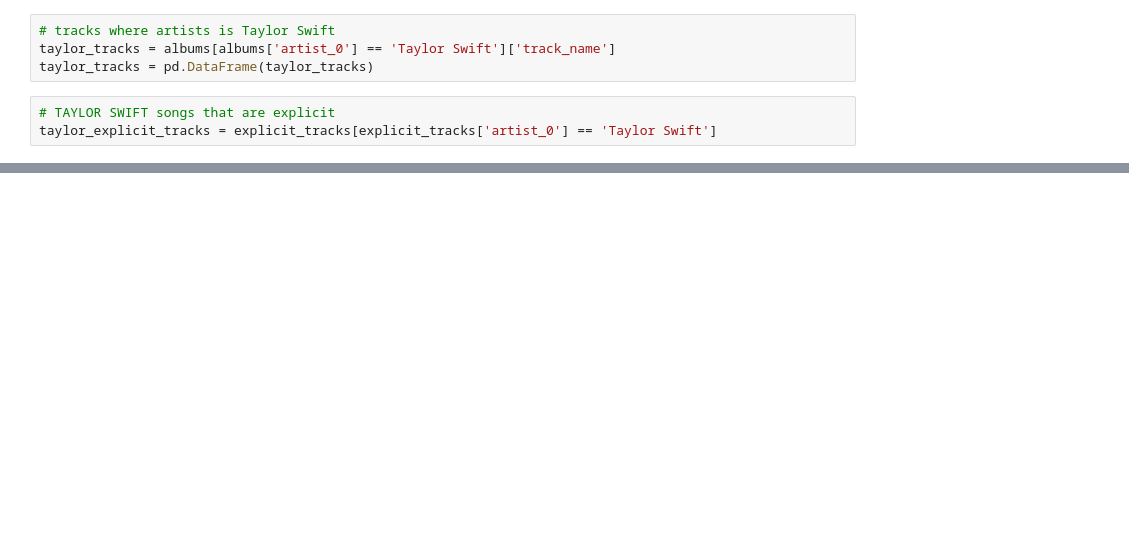
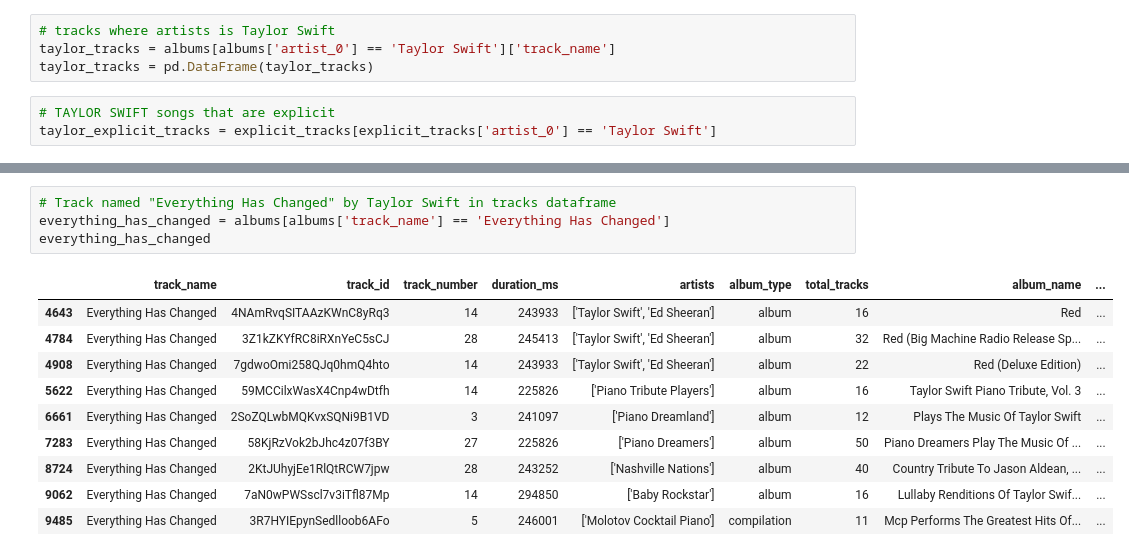
Before and after one commit to ddutjnrevenge-universe/Spotify-API-Data-Crawling, a Jupyter notebook: test.ipynb, the cells around one changed output, grey strips where cells are left out. Saved outputs shown, nothing was run; the diff lists cells and outputs as text; blank space fills up the shorter version.

```diff
--- a/test.ipynb
+++ b/test.ipynb
@@ -143,0 +163,15 @@ taylor_explicit_tracks
+# %%
+# Track named "Everything Has Changed" by Taylor Swift in tracks dataframe
+everything_has_changed = albums[albums['track_name'] == 'Everything Has Changed']
+everything_has_changed
+# %% [output]
+|  | track_name | track_id | track_number | duration_ms | artists | album_type | total_tracks | album_name | ... |
+| 4643 | Everything Has Changed | 4NAmRvqSITAAzKWnC8yRq3 | 14 | 243933 | ['Taylor Swift', 'Ed Sheeran'] | album | 16 | Red | ... |
+| 4784 | Everything Has Changed | 3Z1kZKYfRC8iRXnYeC5sCJ | 28 | 245413 | ['Taylor Swift', 'Ed Sheeran'] | album | 32 | Red (Big Machine Radio Release Sp... | ... |
+| 4908 | Everything Has Changed | 7gdwoOmi258QJq0hmQ4hto | 14 | 243933 | ['Taylor Swift', 'Ed Sheeran'] | album | 22 | Red (Deluxe Edition) | ... |
+| 5622 | Everything Has Changed | 59MCCilxWasX4Cnp4wDtfh | 14 | 225826 | ['Piano Tribute Players'] | album | 16 | Taylor Swift Piano Tribute, Vol. 3 | ... |
+| 6661 | Everything Has Changed | 2SoZQLwbMQKvxSQNi9B1VD | 3 | 241097 | ['Piano Dreamland'] | album | 12 | Plays The Music Of Taylor Swift | ... |
+| 7283 | Everything Has Changed | 58KjRzVok2bJhc4z07f3BY | 27 | 225826 | ['Piano Dreamers'] | album | 50 | Piano Dreamers Play The Music Of ... | ... |
+| 8724 | Everything Has Changed | 2KtJUhyjEe1RlQtRCW7jpw | 28 | 243252 | ['Nashville Nations'] | album | 40 | Country Tribute To Jason Aldean, ... | ... |
+| 9062 | Everything Has Changed | 7aN0wPWSscl7v3iTfl87Mp | 14 | 294850 | ['Baby Rockstar'] | album | 16 | Lullaby Renditions Of Taylor Swif... | ... |
+| 9485 | Everything Has Changed | 3R7HYIEpynSedlloob6AFo | 5 | 246001 | ['Molotov Cocktail Piano'] | compilation | 11 | Mcp Performs The Greatest Hits Of... | ... |
```
Also changed, not shown: parts of 9 cells of this notebook, 2 other files.
